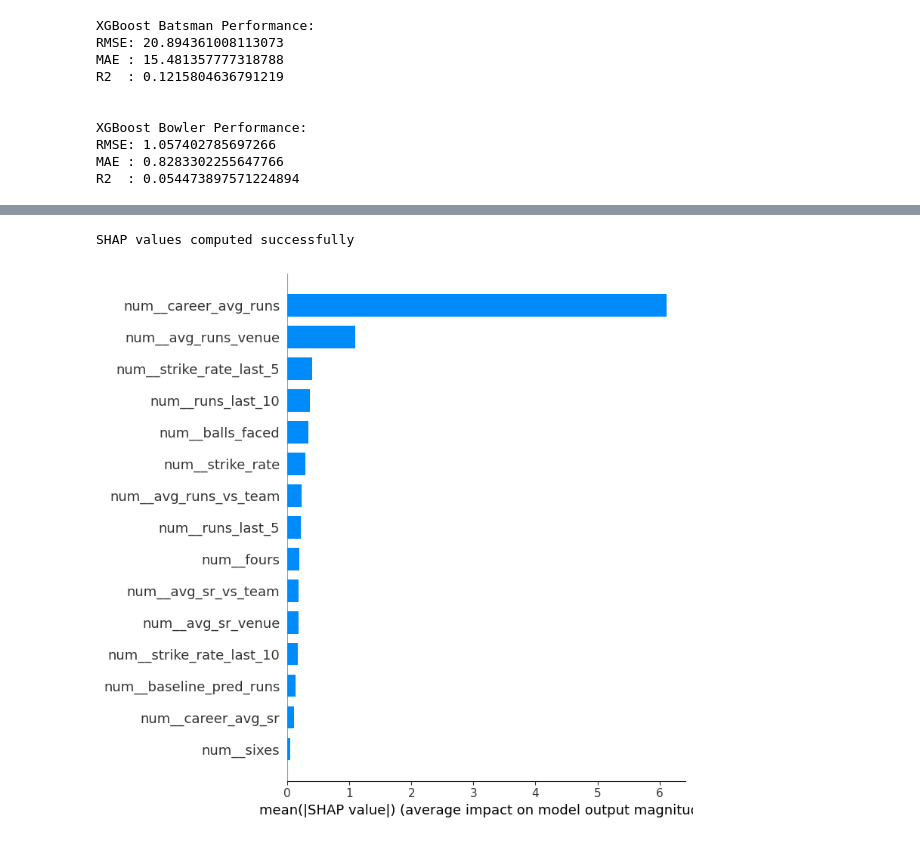
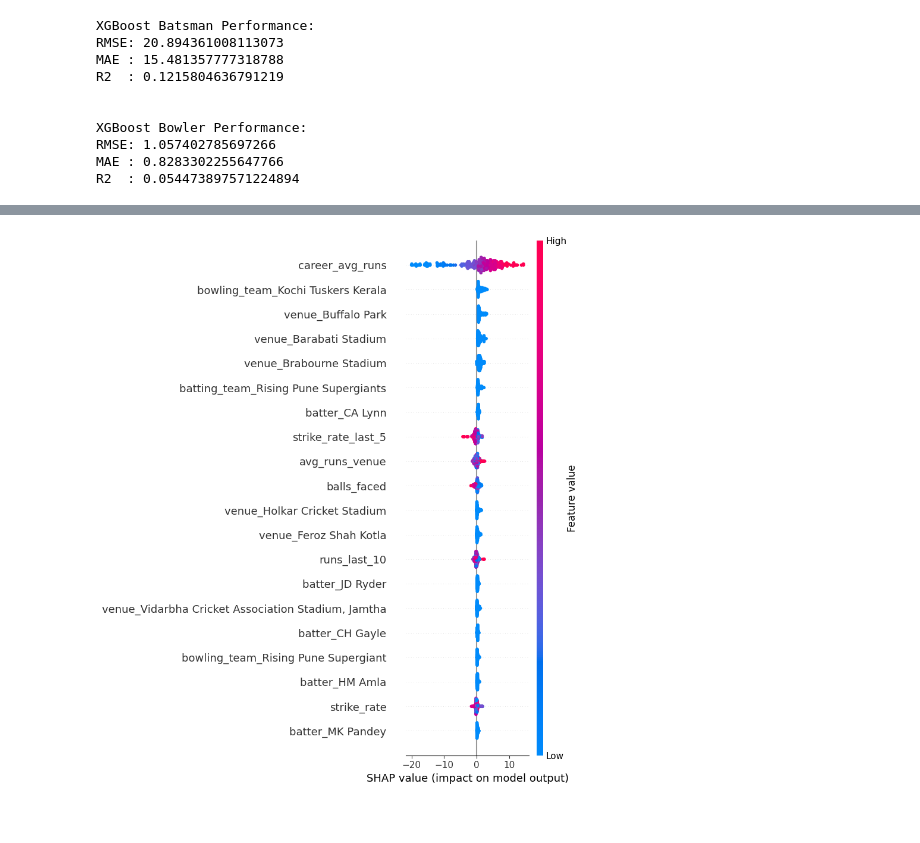
Before and after one commit to angirekulamanoj19-dotcom/Cricket-Player-Performance-Prediction---Group-1-, a Jupyter notebook: 03_ModelTraining.ipynb, the cells around one changed output, grey strips where cells are left out. Drawn from its saved outputs; the diff is of its cells as text; code cells hidden in the pictures.

```diff
--- a/03_ModelTraining.ipynb
+++ b/03_ModelTraining.ipynb
@@ -163,18 +217,18 @@ Total bowler features: 17
 from sklearn.compose import ColumnTransformer
 from sklearn.preprocessing import OneHotEncoder, StandardScaler
 
-#Batsman preprocessor
+# Batsman preprocessor
 preprocessor_batsman = ColumnTransformer(
     transformers=[
-        ("cat", OneHotEncoder(handle_unknown="ignore", sparse_output=False), cat_cols_batsman),
+        ("cat", OneHotEncoder(handle_unknown="ignore"), cat_cols_batsman),
         ("num", StandardScaler(), num_cols_batsman)
     ]
 )
 
-#Bowler preprocessor
+# Bowler preprocessor
 preprocessor_bowler = ColumnTransformer(
     transformers=[
-        ("cat", OneHotEncoder(handle_unknown="ignore", sparse_output=False), cat_cols_bowler),
+        ("cat", OneHotEncoder(handle_unknown="ignore"), cat_cols_bowler),
         ("num", StandardScaler(), num_cols_bowler)
     ]
 )
@@ -570,43 +803,43 @@ R2  : 0.05441682119346403
 # %%
 
-# SHAP FEATURE IMPORTANCE BATSMAN
+# SHAP FEATURE IMPORTANCE – BATSMAN
 
 
 import shap
+import numpy as np
 
-# Take a small sample for SHAP
+# Take a small sample
 X_shap_sample = X_batsman_test.sample(300, random_state=42)
 
-# Transform features using preprocessing pipeline
+# Transform using preprocessor
 X_shap_transformed = preprocessor_batsman.transform(X_shap_sample)
+
+# Convert to dense array if needed
+if hasattr(X_shap_transformed, "toarray"):
+    X_shap_transformed = X_shap_transformed.toarray()
+
+# Get feature names
+cat_features = preprocessor_batsman.named_transformers_["cat"].get_feature_names_out(cat_cols_batsman)
+num_features = num_cols_batsman
+feature_names = np.concatenate([cat_features, num_features])
 
 # Extract trained XGBoost model
 xgb_model_only = xgb_batsman_tuned.named_steps["model"]
 
 # Create SHAP explainer
 explainer = shap.TreeExplainer(xgb_model_only)
 
-# Calculate SHAP values
+# Compute SHAP values
 shap_values = explainer.shap_values(X_shap_transformed)
 
-print("SHAP values computed successfully")
+# Summary plot
+shap.summary_plot(
+    shap_values,
+    X_shap_transformed,
+    feature_names=feature_names,
+    show=True
+)
 # %% [output]
-SHAP values computed successfully
+[figure, added]
-# %%
-
-# SHAP SUMMARY PLOT (TOP FEATURES)
-# Get feature names after preprocessing
-feature_names = preprocessor_batsman.get_feature_names_out()
-
-# Summary plot bar = global importance
-shap.summary_plot(
-    shap_values,
-    features=X_shap_transformed,
-    feature_names=feature_names,
-    plot_type="bar",
-    max_display=15
-)
-# %% [output]
-[figure, removed]
 # %%
 
```
Also changed, not shown: parts of 15 cells of this notebook.
